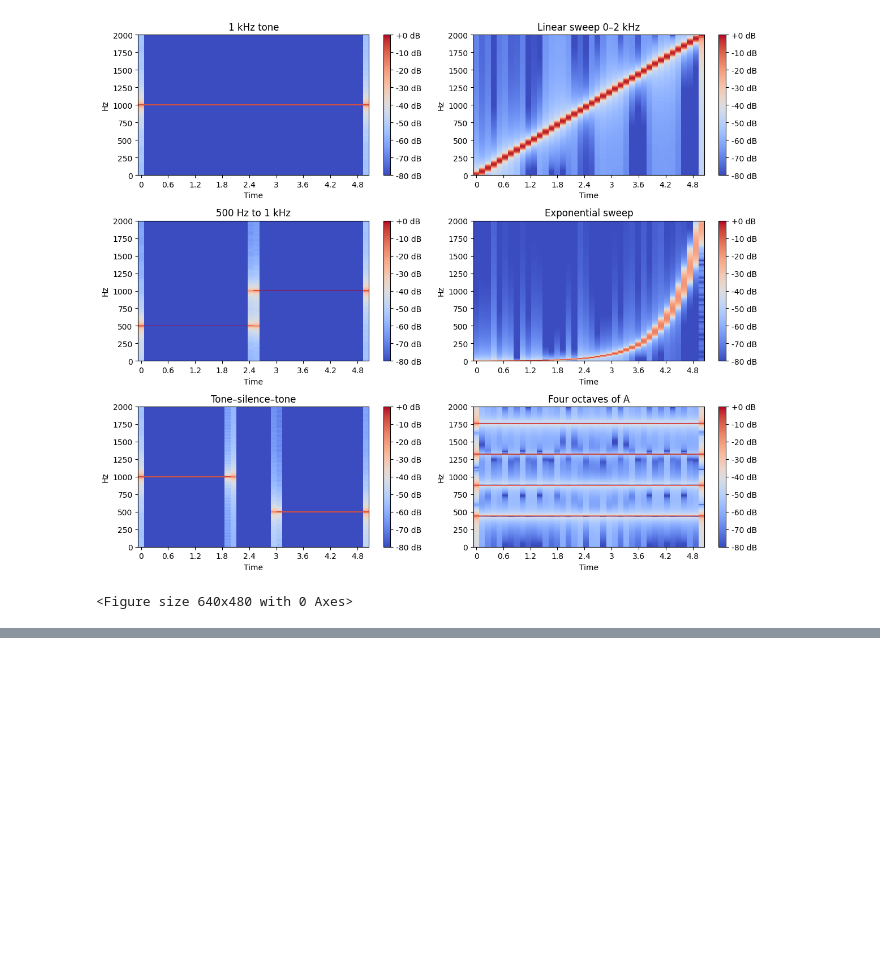
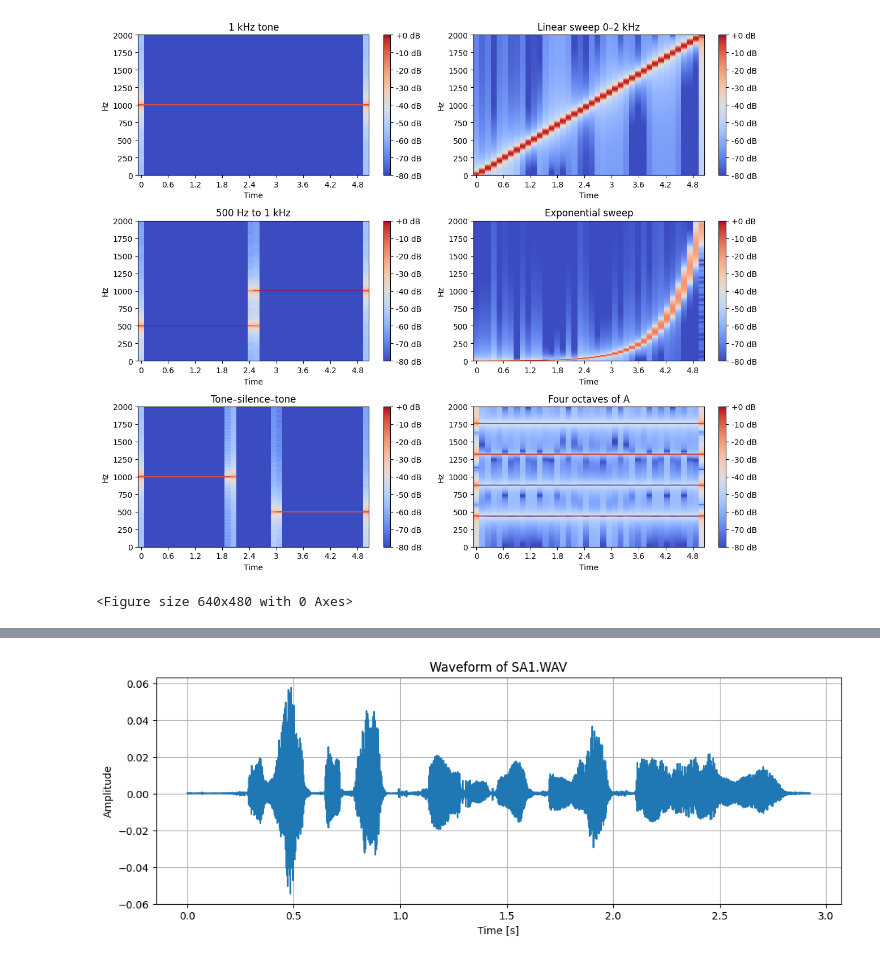
Before and after one commit to joaocolombari/PSI5123_problem_set, a Jupyter notebook: main.ipynb, the cells around one changed output, grey strips where cells are left out. Saved outputs shown, nothing was run; the diff lists cells and outputs as text; code cells hidden in the pictures; blank space fills up the shorter version.

Commit message:
started ex4

```diff
--- a/main.ipynb
+++ b/main.ipynb
@@ -180,0 +197,90 @@ To reflect this behavior, it was annotated as **/ç(A)/**, indicating that the v
+# %%
+import librosa
+import numpy as np
+import matplotlib.pyplot as plt
+
+# -------- Load Audio File --------
+
+# O primeiro pico eu vou falar que é o primeiro lag e vou usar para achar a função de autocorrelação
+# Nesse eu tenho que implementar a segmentação na unha. Da pra comparar com a função da librosa que
+# usa na aula 4 de segmentação..
+# Tem que aplicar o padding manualmente nesse caso pq ela não aplica!
+
+# # Usar a função de enquadramento do librosa
+
+# x_had_pad = np.pad(x_had, (frame_length//2, frame_length//2), 'constant', constant_values=(0,0))
+
+# frames = librosa.util.frame(x_had_pad, frame_length=frame_length, hop_length=hop_length)
+# print(f"\nResultado da segmentação (formato librosa):\n{frames}") # com zero pading centralizado
+
+# # No librosa, cada coluna é um quadro. Para obter os quadros como linhas, transponha.
+# print(f"\nResultado dda segmentação (quadros como linhas):\n{frames.T}")
+
+fs = 2000
+signal, sr = librosa.load("SA1.WAV", sr=fs, mono=True)
+
+# -------- Segmentation  --------
+
+frame_duration_ms = 32
+hop_duration_ms = 16
+
+frame_size = int(fs * frame_duration_ms / 1000)     # 32 * 1e-3 * 2e3 = 64 samples
+hop_size = int(fs * hop_duration_ms / 1000) # 32 samples
+
+signal_pad = np.pad(signal, (frame_size//2, frame_size//2), 'constant', constant_values=(0,0)) # Centered zero padding
+
+def manual_segment_signal(x, frame_size, hop_size):
+
+    num_frames = 1 + (len(x) - frame_size) // hop_size
+
+    frames = np.zeros((num_frames, frame_size))
+
+    for i in range(num_frames):
+        start = i * hop_size
+        end = start + frame_size
+        frames[i, :] = x[start:end]
+
+    # Reshape to match librosa format:
+    # (frame_length, num_frames)
+    frames = frames.T
+
+    return frames
+
+frames = manual_segment_signal(signal_pad, frame_size, hop_size)
+
+print(f"Signal length: {len(signal)} samples")
+print(f"Frame size: {frame_size} samples")
+print(f"Hop: {hop_size} samples")
+print(f"Number of Frames: {frames.shape[0]}")
+
+# -------- Plot  --------
+
+time = np.arange(len(signal)) / fs
+
+plt.figure(figsize=(12, 4))
+plt.plot(time, signal)
+plt.xlabel("Time [s]")
+plt.ylabel("Amplitude")
+plt.title("Waveform of SA1.WAV")
+plt.grid(True)
+plt.show()
+
+# -------- Librosa Segmentation --------
+
+frames_librosa = librosa.util.frame(
+    signal_pad,
+    frame_length=frame_size,
+    hop_length=hop_size
+)
+
+print("\nManual segmentation shape:")
+print(frames.shape)
+
+print("\nLibrosa segmentation shape:")
+print(frames_librosa.shape)
+
+# Check difference
+difference = np.max(np.abs(frames - frames_librosa))
+
+print(f"\nMaximum difference between methods: {difference}")
+# %% [output]
@@ -180,0 +291 @@ To reflect this behavior, it was annotated as **/ç(A)/**, indicating that the v
+[figure, added]
```
Also changed, not shown: parts of 8 cells of this notebook, 4 other files.
